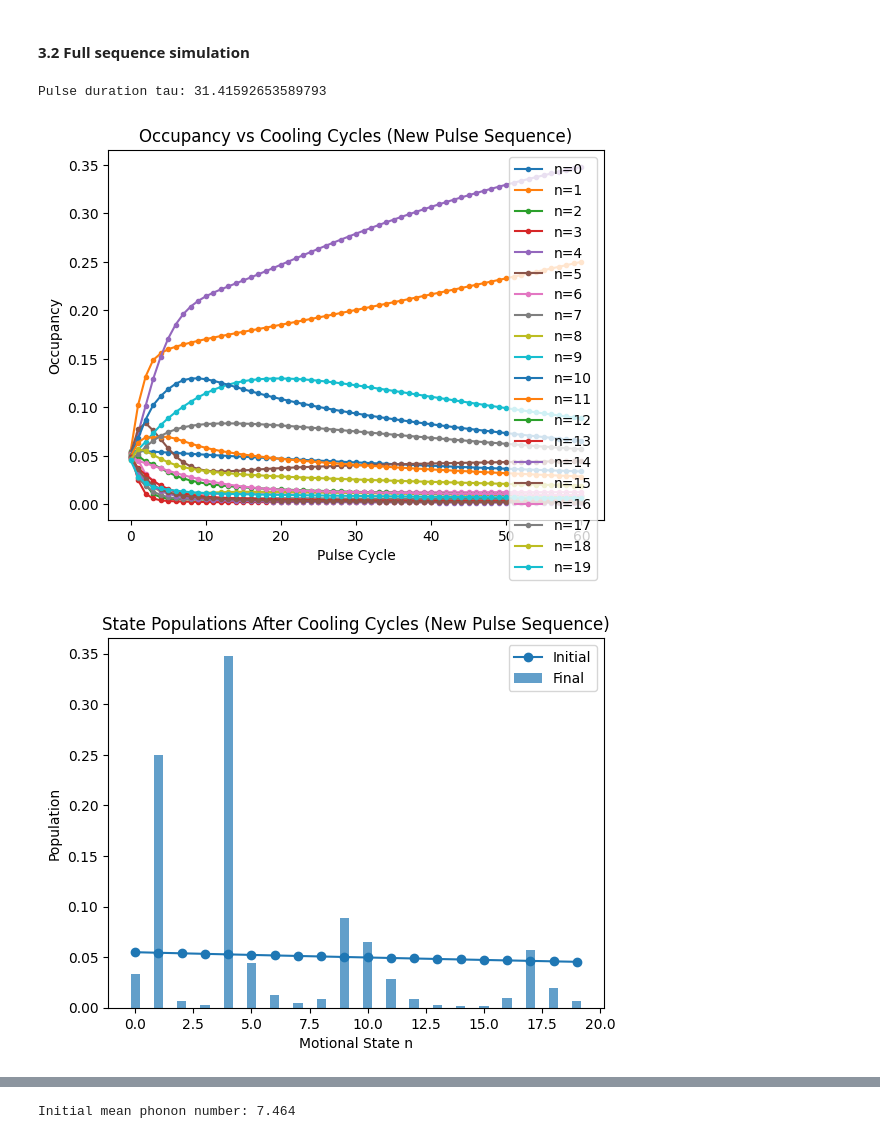
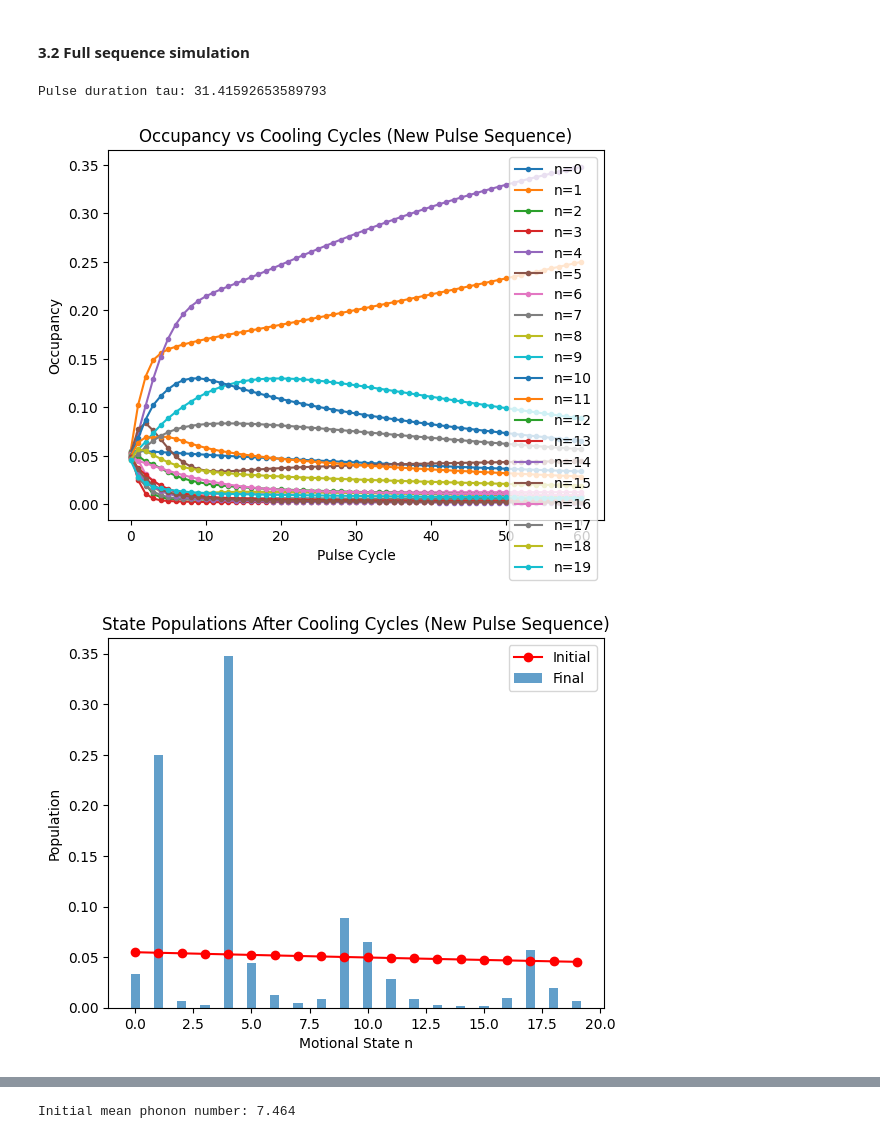
Before and after one commit to GonReina/QLearn, a Jupyter notebook: trapped_ions/Fock_mixtures_sim.ipynb, the cells around one changed output, grey strips where cells are left out. Cells and saved outputs as stored; diff of their text form; code cells hidden in the pictures.

```diff
--- a/trapped_ions/Fock_mixtures_sim.ipynb
+++ b/trapped_ions/Fock_mixtures_sim.ipynb
@@ -748,34 +748,34 @@ for k in range(1, num_pulses + 1):
     current_rho_vec = prop_cycle * current_rho_vec
 
     # Store
     rho_mat = vector_to_operator(current_rho_vec)
     occupancies[k, :] = rho_mat.ptrace(1).diag().real
 
 
 # Plot the occupancy of all motional states over cycles
 plt.figure()
 for n in range(N):
     plt.plot(times_sim, occupancies[:, n], '.-', label=f'n={n}')
 plt.xlabel('Pulse Cycle')
 plt.ylabel('Occupancy')
 plt.title('Occupancy vs Cooling Cycles (New Pulse Sequence)')
 plt.legend()
 plt.show()
 
 # Bar plot
 p_motional_initial = occupancies[0, :]
 p_motional_final = occupancies[-1, :]
 plt.figure()
-plt.plot(np.arange(N), p_motional_initial, 'o-', label='Initial')
+plt.plot(np.arange(N), p_motional_initial, 'o-', label='Initial' , color='red')
 plt.bar(np.arange(N), p_motional_final, width=0.4, label='Final', alpha=0.7)
 plt.xlabel('Motional State n')
 plt.ylabel('Population')
 plt.title('State Populations After Cooling Cycles (New Pulse Sequence)')
 plt.legend()
 plt.show()
 # %% [output]
 Pulse duration tau: 31.41592653589793
 [figure]
-[figure, old version]
+[figure, new version]
 # %% [markdown]
 #### 4. Superfast laser cooling
```
Also changed, not shown: parts of 2 cells of this notebook, 1 other file.
